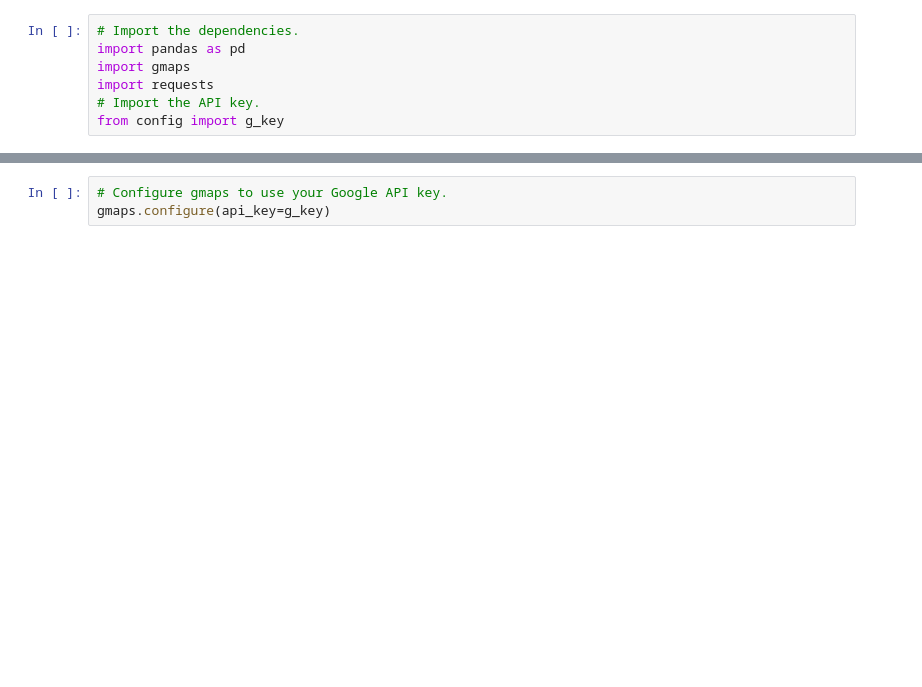
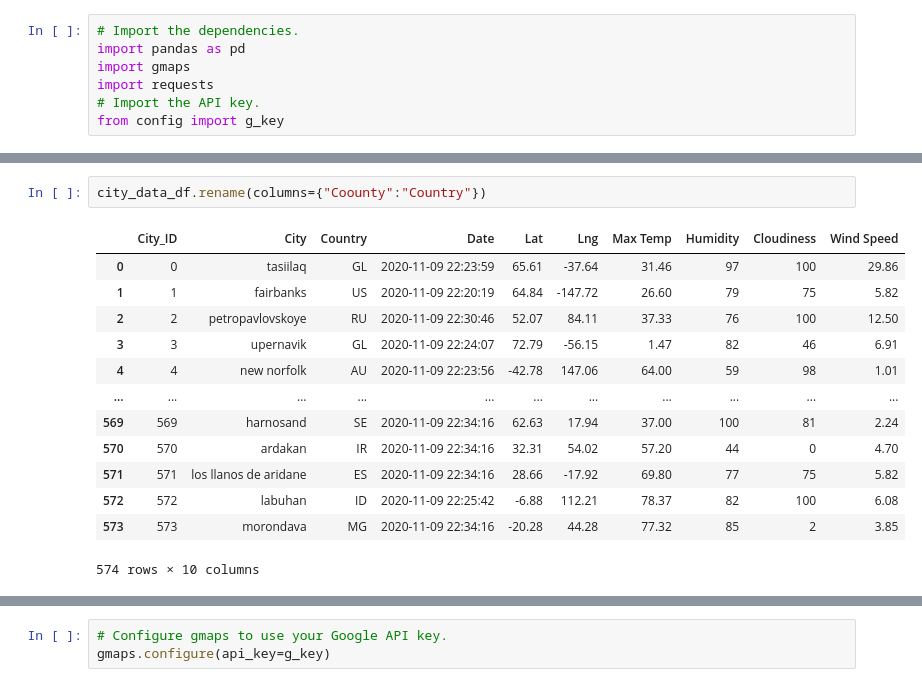
Before and after one commit to abeebe911/World_Weather_Analysis, a Jupyter notebook: VacationPy.ipynb, the cells around one changed output, grey strips where cells are left out. Saved outputs shown, nothing was run; the diff lists cells and outputs as text; blank space fills up the shorter version.

```diff
--- a/VacationPy.ipynb
+++ b/VacationPy.ipynb
@@ -19,3 +19,19 @@ city_data_df.head()
+# %%
+city_data_df.rename(columns={"Coounty":"Country"})
+# %% [output]
+|  | City_ID | City | Country | Date | Lat | Lng | Max Temp | Humidity | Cloudiness | Wind Speed |
+| 0 | 0 | tasiilaq | GL | 2020-11-09 22:23:59 | 65.61 | -37.64 | 31.46 | 97 | 100 | 29.86 |
+| 1 | 1 | fairbanks | US | 2020-11-09 22:20:19 | 64.84 | -147.72 | 26.60 | 79 | 75 | 5.82 |
+| 2 | 2 | petropavlovskoye | RU | 2020-11-09 22:30:46 | 52.07 | 84.11 | 37.33 | 76 | 100 | 12.50 |
+| 3 | 3 | upernavik | GL | 2020-11-09 22:24:07 | 72.79 | -56.15 | 1.47 | 82 | 46 | 6.91 |
+| 4 | 4 | new norfolk | AU | 2020-11-09 22:23:56 | -42.78 | 147.06 | 64.00 | 59 | 98 | 1.01 |
+| ... | ... | ... | ... | ... | ... | ... | ... | ... | ... | ... |
+| 569 | 569 | harnosand | SE | 2020-11-09 22:34:16 | 62.63 | 17.94 | 37.00 | 100 | 81 | 2.24 |
+| 570 | 570 | ardakan | IR | 2020-11-09 22:34:16 | 32.31 | 54.02 | 57.20 | 44 | 0 | 4.70 |
+| 571 | 571 | los llanos de aridane | ES | 2020-11-09 22:34:16 | 28.66 | -17.92 | 69.80 | 77 | 75 | 5.82 |
+| 572 | 572 | labuhan | ID | 2020-11-09 22:25:42 | -6.88 | 112.21 | 78.37 | 82 | 100 | 6.08 |
+| 573 | 573 | morondava | MG | 2020-11-09 22:34:16 | -20.28 | 44.28 | 77.32 | 85 | 2 | 3.85 |
+574 rows × 10 columns
 # %%
 city_data_df.dtypes
 # %% [output]
```
Also changed, not shown: parts of 14 cells of this notebook, 8 other files.
